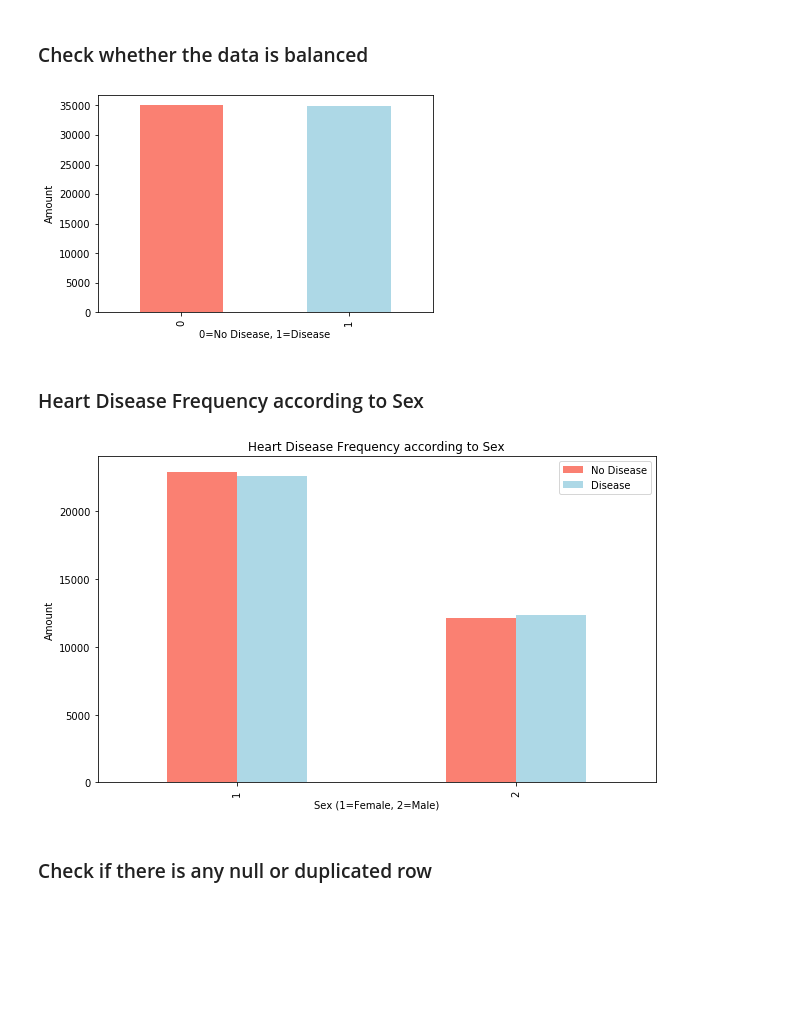
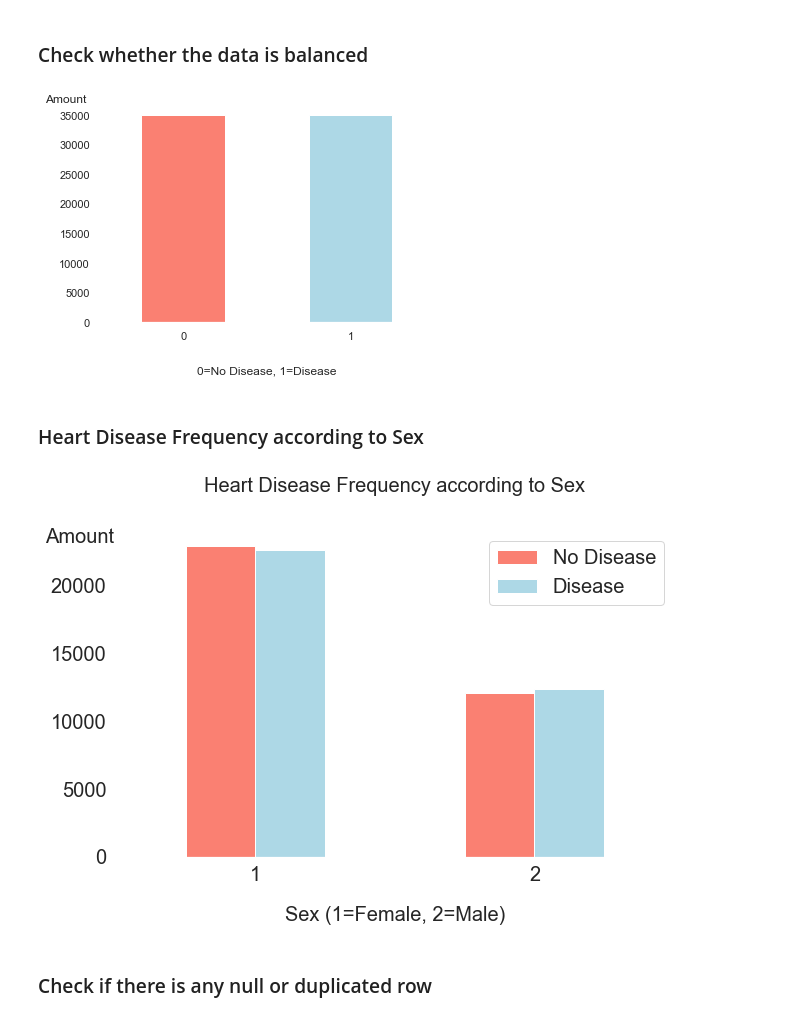
Before and after one commit to mkyurw/Heart-Disease-Prediction, a Jupyter notebook: Cardio.ipynb, the cells around one changed output. Cells and saved outputs as stored; diff of their text form; code cells hidden in the pictures; blank space fills up the shorter version.

Commit message:
2020/7/22 renew Cardio

```diff
--- a/Cardio.ipynb
+++ b/Cardio.ipynb
@@ -129,26 +132,37 @@ memory usage: 6.4 MB
 # %% [markdown]
 ### Check whether the data is balanced
 # %%
-df["cardio"].value_counts().plot(kind="bar",
-                                 color=["salmon","lightblue"]);
+ax = df["cardio"].value_counts().plot(kind="bar",
+                                 color=["salmon","lightblue"],);
 
+# ax.set_facecolor("white")
+ax.xaxis.set_label_coords(0.5, -0.2)
+ax.yaxis.set_label_coords(-0.1, 1)
+plt.xticks(rotation=0)
 plt.xlabel("0=No Disease, 1=Disease")
-plt.ylabel("Amount");
+plt.ylabel("Amount",rotation=0);
 # %% [output]
-[figure, old version]
+[figure, new version]
 # %% [markdown]
 ### Heart Disease Frequency according to Sex
 # %%
 ax = pd.crosstab(df["gender"], df["cardio"]).plot(kind="bar",
                                                   figsize=(10,6),
-                                                  color=["salmon","lightblue"]);
+                                                  color=["salmon","lightblue"],fontsize=20);
 
-ax.set(title="Heart Disease Frequency according to Sex",
-       ylabel="Amount",
-       xlabel="Sex (1=Female, 2=Male)");
-ax.legend(["No Disease","Disease"]);
+
+ax.xaxis.set_label_coords(0.5, -0.15)
+ax.yaxis.set_label_coords(-0.065, 0.95)
+# ax.set_title_coords(-0.065, 0.95)
+
+plt.xticks(rotation=0)
+# ax.set_facecolor("white")
+plt.xlabel("Sex (1=Female, 2=Male)",fontsize=20)
+plt.ylabel("Amount",fontsize=20,rotation=0)
+plt.title("Heart Disease Frequency according to Sex",fontsize=20,x=0.5, y=1.1)
+ax.legend(["No Disease","Disease"],fontsize=20);
 # %% [output]
-[figure, old version]
+[figure, new version]
 # %% [markdown]
 ### Check if there is any null or duplicated row
 # %%
```
Also changed, not shown: parts of 39 cells of this notebook.
